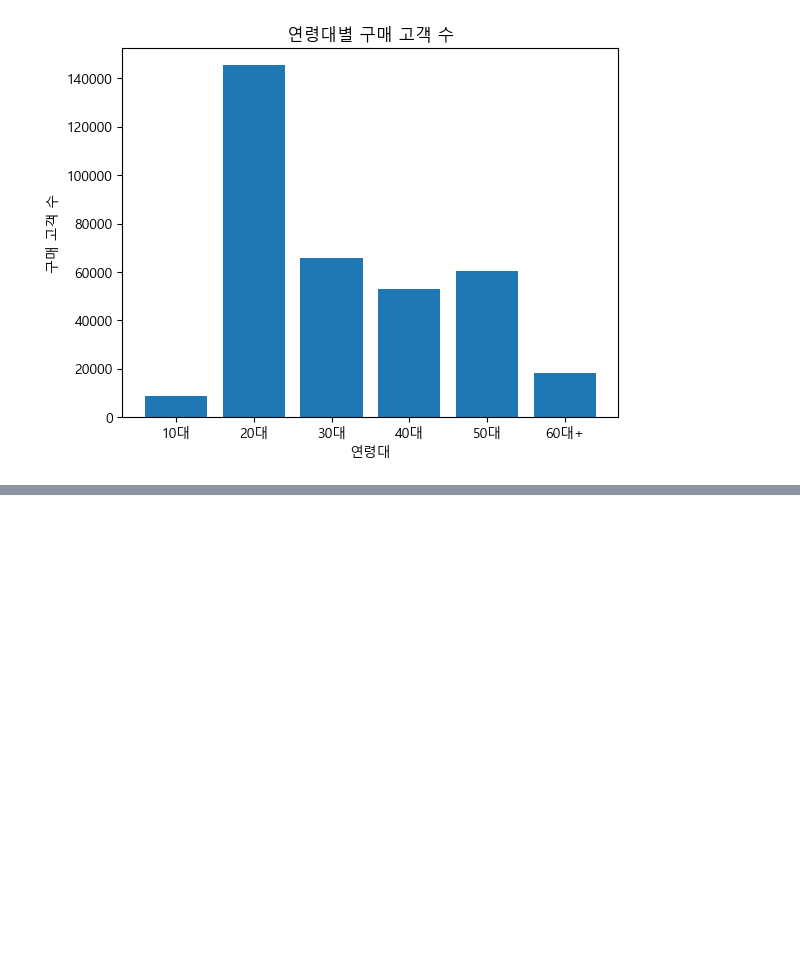
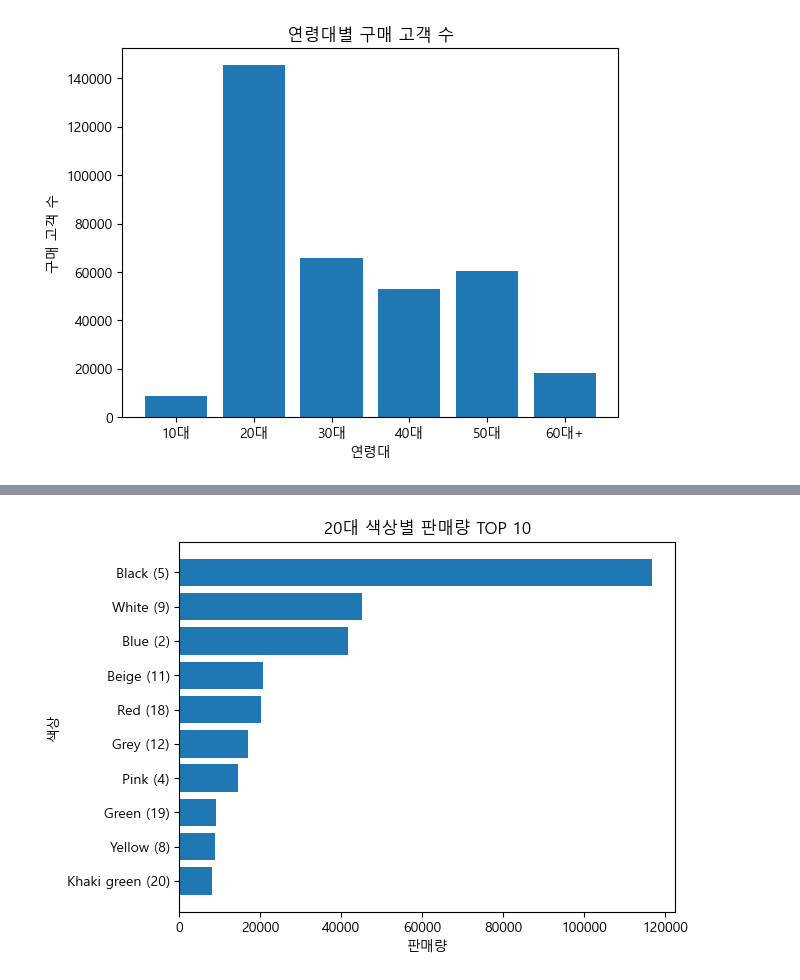
Before and after one commit to leegolem/data-commando-project, a Jupyter notebook: notebooks/member3/260128_new.ipynb, the cells around one changed output, grey strips where cells are left out. Drawn from its saved outputs; the diff is of its cells as text; code cells hidden in the pictures; blank space fills up the shorter version.

```diff
--- a/notebooks/member3/260128_new.ipynb
+++ b/notebooks/member3/260128_new.ipynb
@@ -168,0 +189,2 @@ plt.show()
+# %%
+df_20 = df[df['Age_Group'] == '20대']
@@ -168,0 +225,3 @@ plt.show()
+# %%
+color_20 = df_20.groupby('Perceived_Colour_Master_Info').size().reset_index(name='Purchase_Cnt').sort_values('Purchase_Cnt', ascending=False).head(10)
+color_20
@@ -168,0 +265,10 @@ plt.show()
+# %%
+plt.barh(color_20['Perceived_Colour_Master_Info'], color_20['Purchase_Cnt'])
+plt.gca().invert_yaxis()
+
+plt.title("20대 색상별 판매량 TOP 10")
+plt.xlabel("판매량")
+plt.ylabel("색상")
+plt.show()
+# %% [output]
+[figure, added]
```
Also changed, not shown: parts of 46 cells of this notebook, 1 other file.
